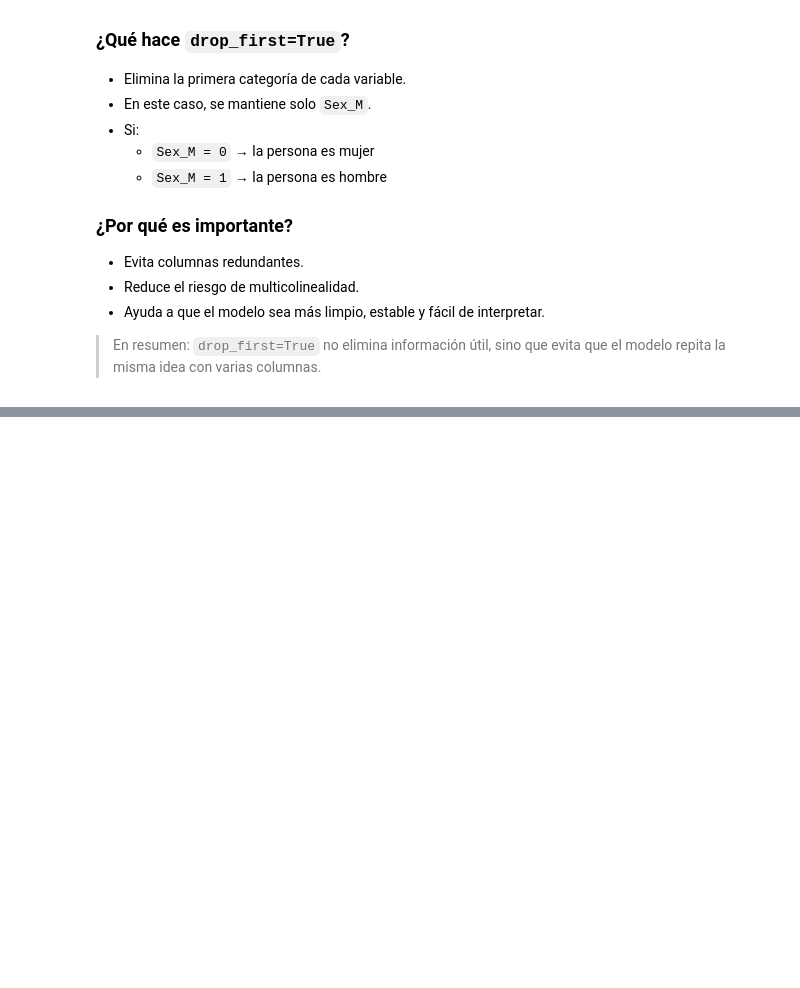
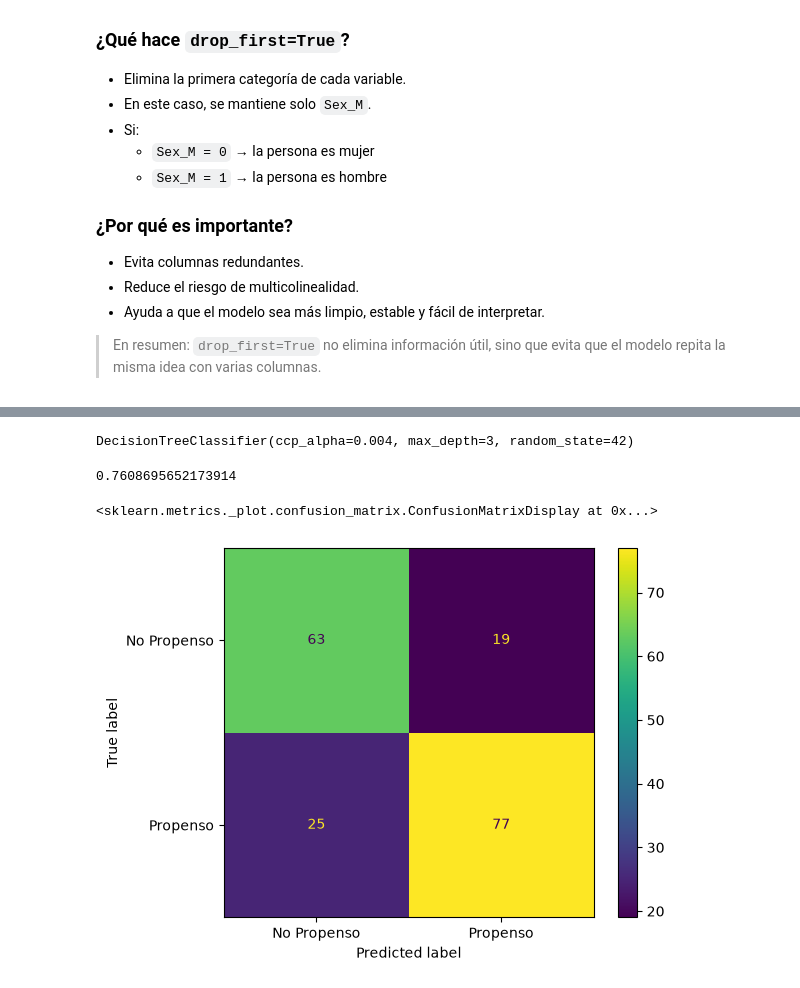
Before and after one commit to SantiagoAyala2118/TP-INTEGRADOR-PYTHON-Heart-Disease-Prediction, a Jupyter notebook: model/modelo_regresion_logistica.ipynb, the cells around one changed output, grey strips where cells are left out. Saved outputs shown, nothing was run; the diff lists cells and outputs as text; code cells hidden in the pictures; blank space fills up the shorter version.

```diff
--- a/model/modelo_regresion_logistica.ipynb
+++ b/model/modelo_regresion_logistica.ipynb
@@ -303,0 +338,20 @@ X
+# %%
+from sklearn.tree import DecisionTreeClassifier, plot_tree
+
+modelo_arbol = DecisionTreeClassifier(random_state=42, max_depth=3, ccp_alpha=0.004)
+
+modelo_arbol.fit(X_train_scaled, y_train)
+# %% [output]
+DecisionTreeClassifier(ccp_alpha=0.004, max_depth=3, random_state=42)
+# %%
+y_pred_arbol = modelo_arbol.predict(X_test_scaled)
+
+acc_arbol = accuracy_score(y_pred=y_pred_arbol, y_true=y_test)
+acc_arbol
+# %% [output]
+0.7608695652173914
+# %%
+ConfusionMatrixDisplay.from_predictions(y_pred=y_pred_arbol,y_true=y_test,display_labels=['No Propenso','Propenso'])
+# %% [output]
+<sklearn.metrics._plot.confusion_matrix.ConfusionMatrixDisplay at 0x...>
+[figure, added]
```
Also changed, not shown: parts of 27 cells of this notebook.
